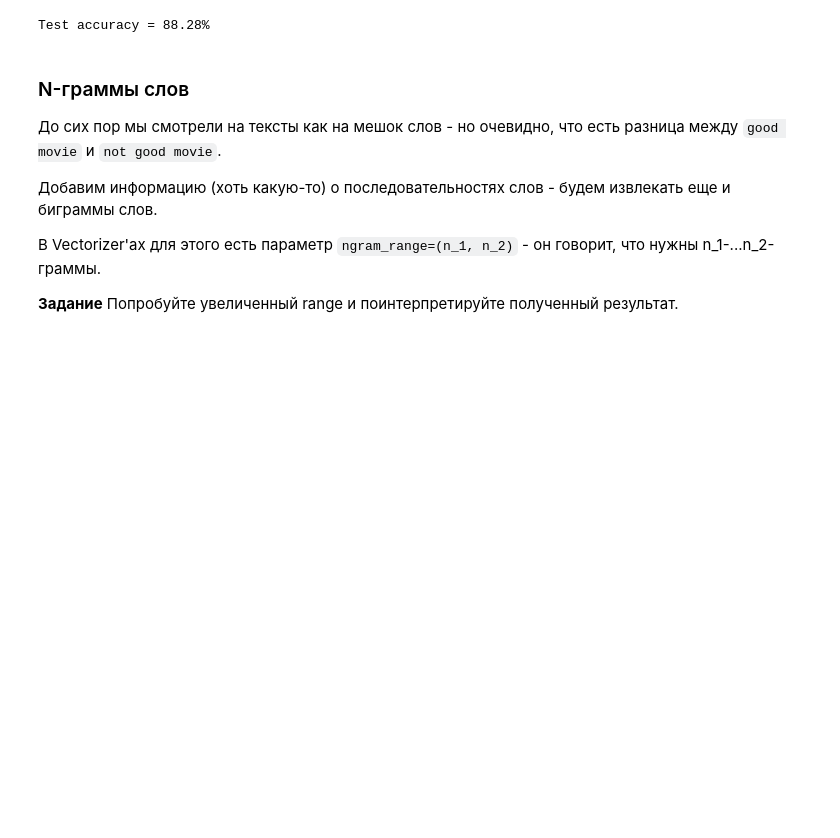
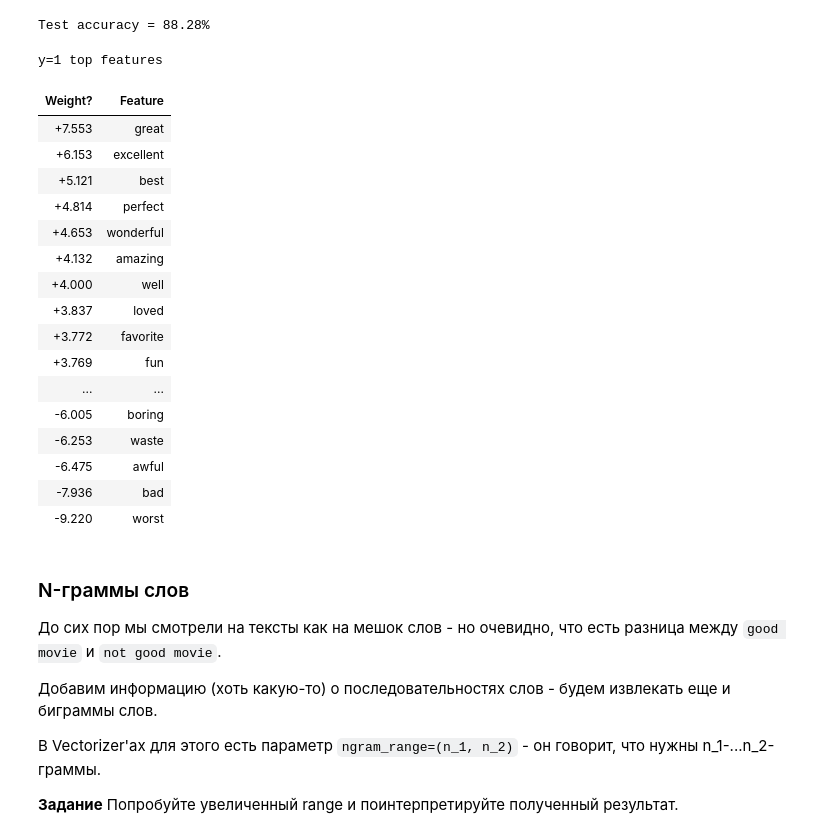
Before and after one commit to myselfadmirer/NLP, a Jupyter notebook: lesson6/hw_lesson_6.ipynb, the cells around one changed output. Cells and saved outputs as stored; diff of their text form; code cells hidden in the pictures; blank space fills up the shorter version.

```diff
--- a/lesson6/hw_lesson_6.ipynb
+++ b/lesson6/hw_lesson_6.ipynb
@@ -395,6 +399,27 @@ model.fit(train_df['review'], train_df['is_positive'])
 eval_model(model, test_df)
 # %% [output]
 Test accuracy = 88.28%
+# %%
+eli5.show_weights(classifier, vec=vectorizer, top=40)
+# %% [output]
+y=1 top features
+| Weight? | Feature |
+| +7.553 | great |
+| +6.153 | excellent |
+| +5.121 | best |
+| +4.814 | perfect |
+| +4.653 | wonderful |
+| +4.132 | amazing |
+| +4.000 | well |
+| +3.837 | loved |
+| +3.772 | favorite |
+| +3.769 | fun |
+| ... | ... |
+| -6.005 | boring |
+| -6.253 | waste |
+| -6.475 | awful |
+| -7.936 | bad |
+| -9.220 | worst |
 # %% [markdown]
 ### N-граммы слов
 
```
Also changed, not shown: parts of 25 cells of this notebook.
